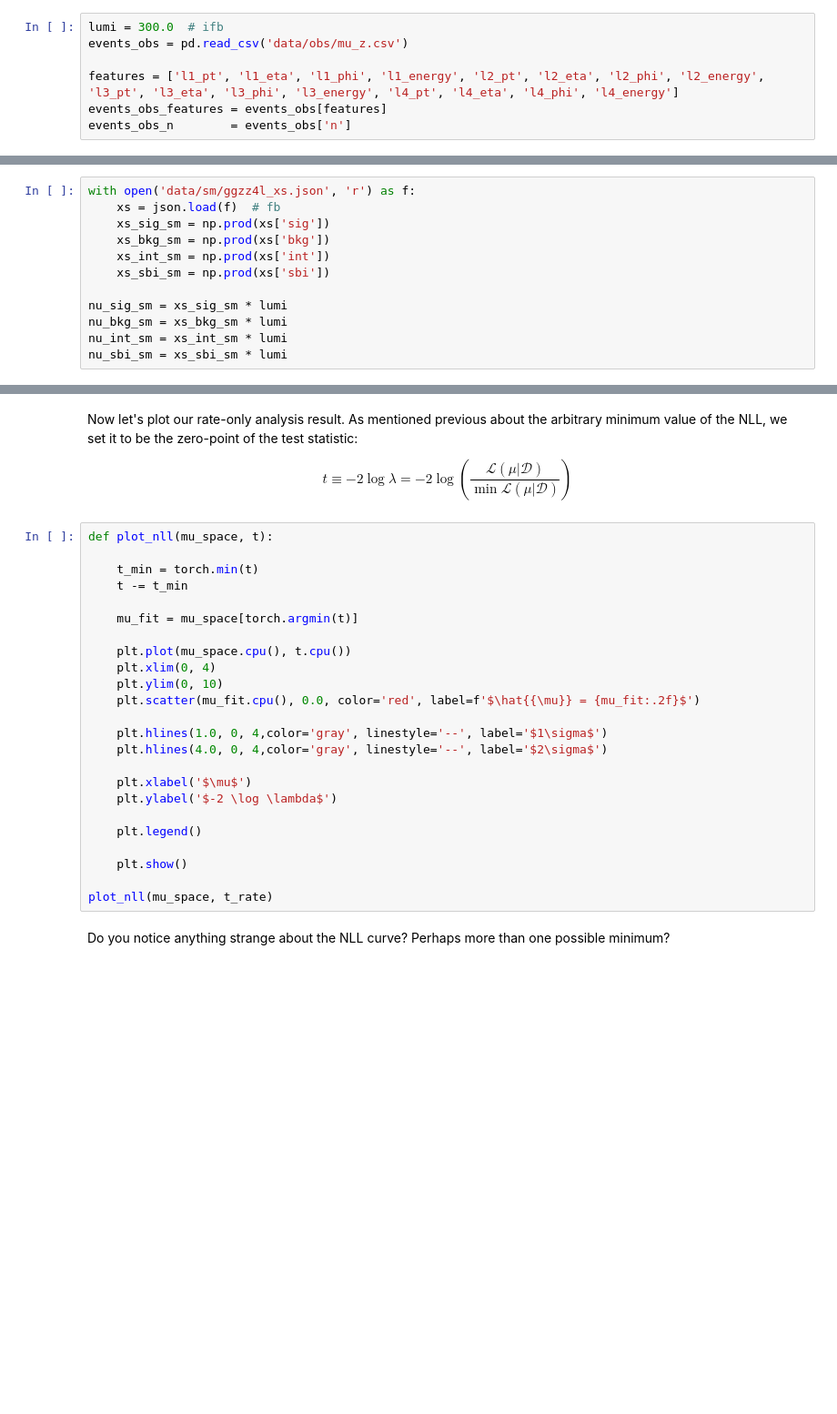
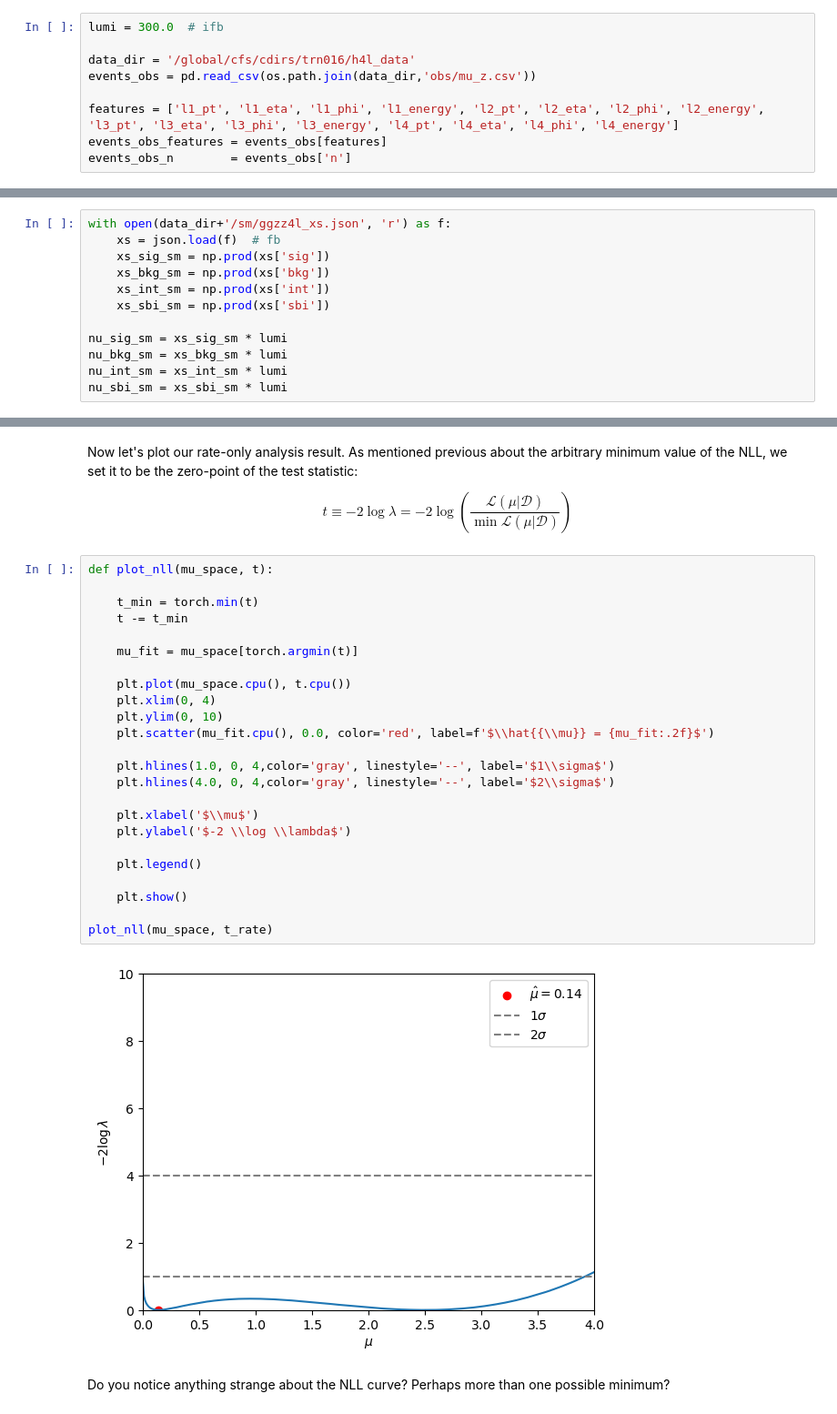
Before and after one commit to mohummudh/2025-lbnl, a Jupyter notebook: sessions/day2/nsbi-tutorial/tutorials/4_nsbi_measurement.ipynb, the cells around one changed output, grey strips where cells are left out. Shown: that part at 91% size. Saved outputs shown, nothing was run; the diff lists cells and outputs as text; blank space fills up the shorter version.

```diff
--- a/sessions/day2/nsbi-tutorial/tutorials/4_nsbi_measurement.ipynb
+++ b/sessions/day2/nsbi-tutorial/tutorials/4_nsbi_measurement.ipynb
@@ -35,7 +35,9 @@ mu_space = torch.linspace(0.0, 4.0, 401)
 A dataset has been generated according to an unknown (to you) value of $\mu$ at the LHC luminosity of $300\,\mathrm{fb}^{-1}$. Let's open this dataset and read out for each event its (1) observables, and (2) number of occurrences.
 # %%
 lumi = 300.0  # ifb
-events_obs = pd.read_csv('data/obs/mu_z.csv')
+
+data_dir = '/global/cfs/cdirs/trn016/h4l_data'
+events_obs = pd.read_csv(os.path.join(data_dir,'obs/mu_z.csv'))
 
 features = ['l1_pt', 'l1_eta', 'l1_phi', 'l1_energy', 'l2_pt', 'l2_eta', 'l2_phi', 'l2_energy', 'l3_pt', 'l3_eta', 'l3_phi', 'l3_energy', 'l4_pt', 'l4_eta', 'l4_phi', 'l4_energy']
 events_obs_features = events_obs[features]
@@ -59,7 +61,7 @@ $$\nu(\mu) = \sigma(\mu) \times L$$
 
 where the cross section, of course, depends on the POI. These correspond to "visual" cross sections, i.e. after detector acceptance/efficiency effects, of the total $gg\to(h^{\ast}\to)ZZ\to 4\ell$ process. The independent signal/background/interference contributions to the signal+background+interference hypothesis is available.
 # %%
-with open('data/sm/ggzz4l_xs.json', 'r') as f:
+with open(data_dir+'/sm/ggzz4l_xs.json', 'r') as f:
     xs = json.load(f)  # fb
     xs_sig_sm = np.prod(xs['sig'])
     xs_bkg_sm = np.prod(xs['bkg'])
@@ -105,27 +107,29 @@ $$ t \equiv - 2 \log \lambda = -2 \log (\frac{\mathcal{L}(\mu | \mathcal{D})}{\m
 # %%
 def plot_nll(mu_space, t):
 
     t_min = torch.min(t)
     t -= t_min
 
     mu_fit = mu_space[torch.argmin(t)]
 
     plt.plot(mu_space.cpu(), t.cpu())
     plt.xlim(0, 4)
     plt.ylim(0, 10)
-    plt.scatter(mu_fit.cpu(), 0.0, color='red', label=f'$\hat{{\mu}} = {mu_fit:.2f}$')
+    plt.scatter(mu_fit.cpu(), 0.0, color='red', label=f'$\\hat{{\\mu}} = {mu_fit:.2f}$')
 
-    plt.hlines(1.0, 0, 4,color='gray', linestyle='--', label='$1\sigma$')
-    plt.hlines(4.0, 0, 4,color='gray', linestyle='--', label='$2\sigma$')
+    plt.hlines(1.0, 0, 4,color='gray', linestyle='--', label='$1\\sigma$')
+    plt.hlines(4.0, 0, 4,color='gray', linestyle='--', label='$2\\sigma$')
 
-    plt.xlabel('$\mu$')
-    plt.ylabel('$-2 \log \lambda$')
+    plt.xlabel('$\\mu$')
+    plt.ylabel('$-2 \\log \\lambda$')
 
     plt.legend()
 
     plt.show()
 
 plot_nll(mu_space, t_rate)
+# %% [output]
+[figure, added]
 # %% [markdown]
 Do you notice anything strange about the NLL curve? Perhaps more than one possible minimum?
 # %% [markdown]
```
Also changed, not shown: parts of 5 cells of this notebook, 2 other files.
